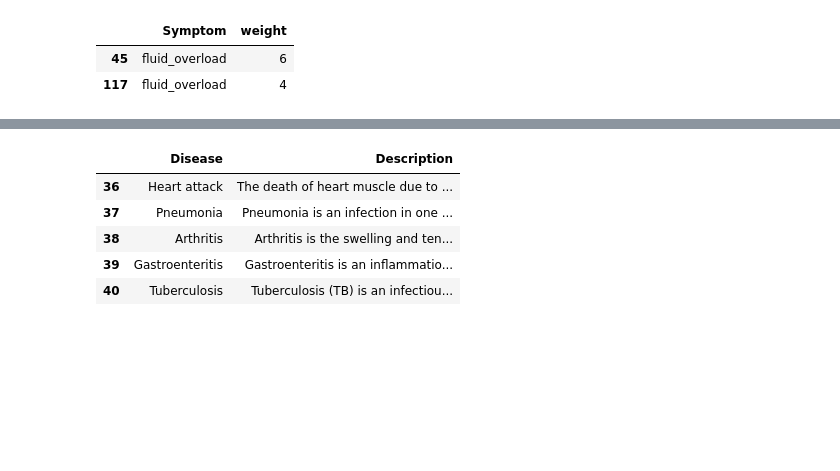
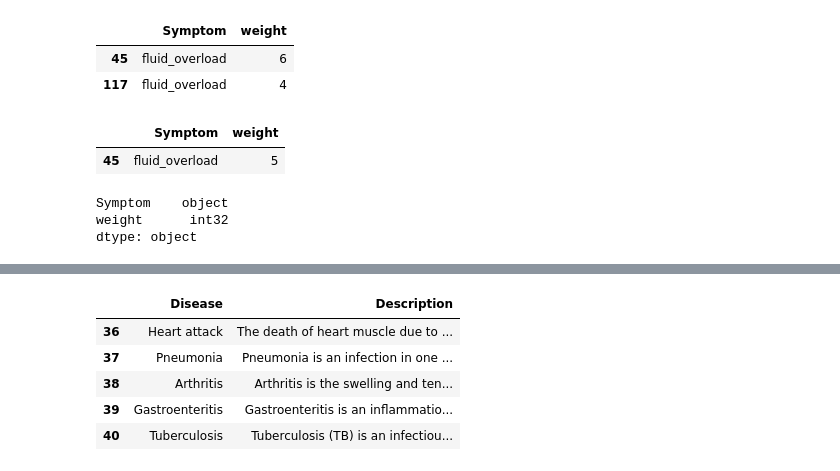
Before and after one commit to Ian-T-Dixon/Disease_Prediction, a Jupyter notebook: exploratory.ipynb, the cells around one changed output, grey strips where cells are left out. Cells and saved outputs as stored; diff of their text form; code cells hidden in the pictures; blank space fills up the shorter version.

```diff
--- a/exploratory.ipynb
+++ b/exploratory.ipynb
@@ -129,7 +163,21 @@ severity_df.loc[severity_df['Symptom'] == 'fluid_overload']
 | 117 | fluid_overload | 4 |
 # %%
 # Drop duplicate and replace weight of remaining record with the average, '5'
+severity_df = severity_df.drop_duplicates(subset='Symptom')
 
-# severity_df
+fluid_exp = severity_df['Symptom'] == 'fluid_overload'
+severity_df.loc[fluid_exp, 'weight'] = '5'
+severity_df.loc[fluid_exp]
+# %% [output]
+|  | Symptom | weight |
+| 45 | fluid_overload | 5 |
+# %%
+# Convert symptom severity weights to integers
+severity_df['weight'] = severity_df['weight'].astype('int')
+severity_df.dtypes
+# %% [output]
+Symptom    object
+weight      int32
+dtype: object
 # %%
 # Sort symptoms by weight to view comparatively
```
Also changed, not shown: parts of 18 cells of this notebook, 2 other files.
